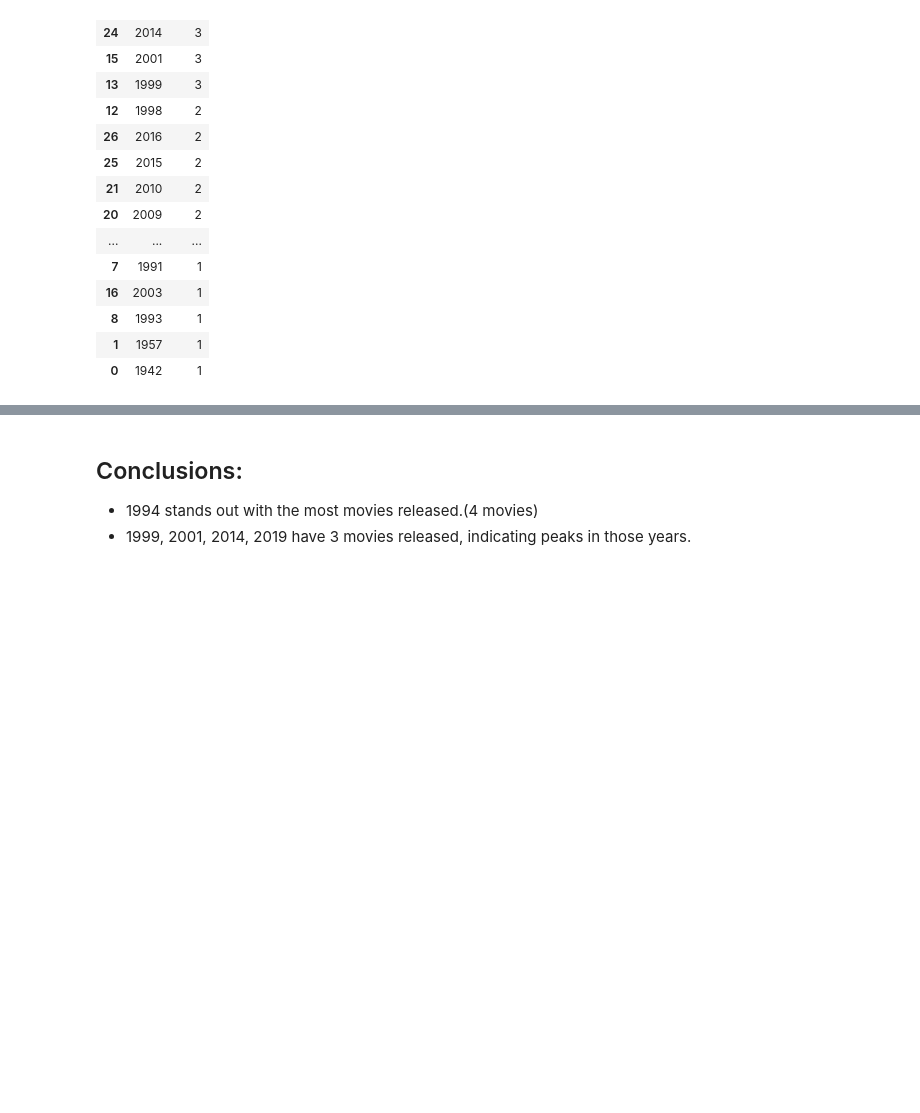
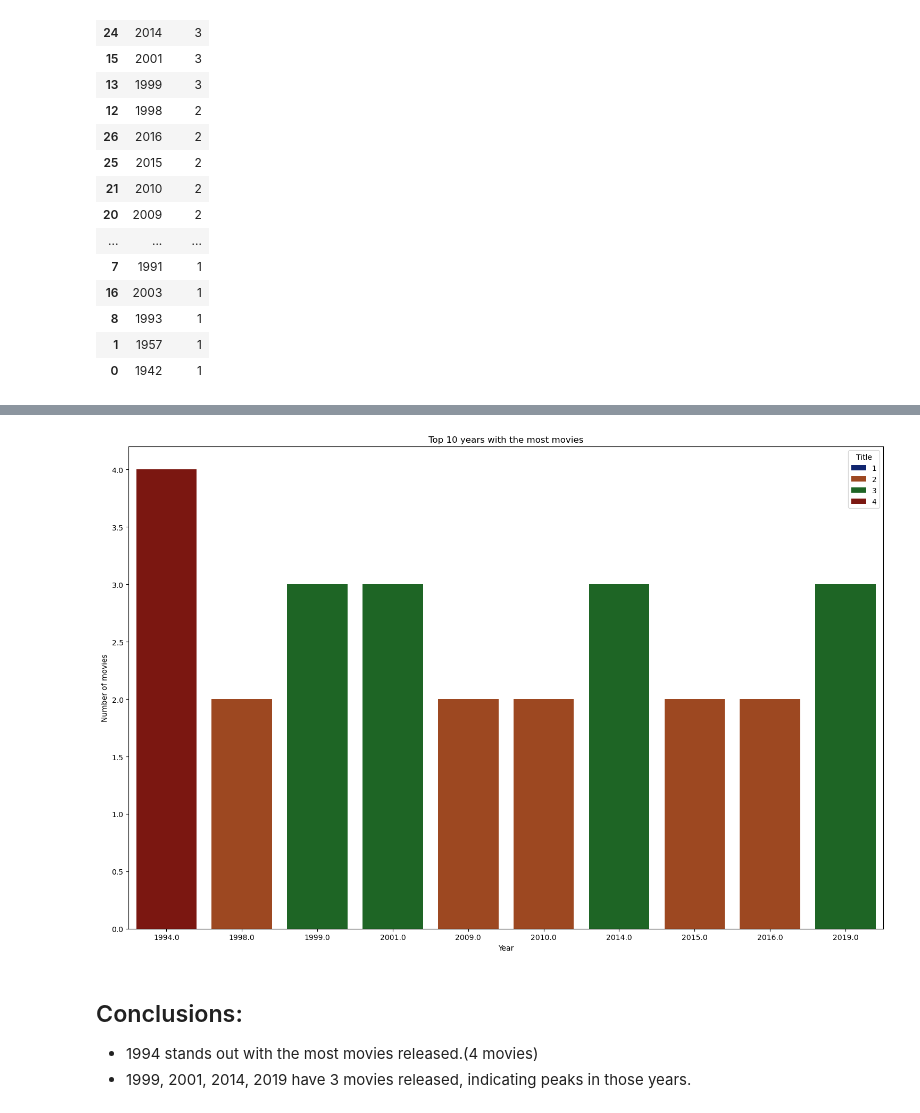
Before and after one commit to Fady-Foash97/Data-analysis-using-Pandas, a Jupyter notebook: Movies_list.ipynb, the cells around one changed output, grey strips where cells are left out. Saved outputs shown, nothing was run; the diff lists cells and outputs as text; code cells hidden in the pictures; blank space fills up the shorter version.

```diff
--- a/Movies_list.ipynb
+++ b/Movies_list.ipynb
@@ -202,3 +213,13 @@ plt.show()
+# %%
+plt.figure(figsize=(15, 10))
+sns.barplot(x = df_year1["Year"][:10], y = df_year1["Title"][:10], hue= df_year1["Title"], palette = "dark")
+plt.xlabel("Year")
+plt.ylabel("Number of movies")
+plt.title("Top 10 years with the most movies")
+plt.tight_layout()
+plt.show()
+# %% [output]
+[figure, added]
 # %% [markdown]
 ## Conclusions:
 - 1994 stands out with the most movies released.(4 movies)
```
Also changed, not shown: parts of 5 cells of this notebook.
